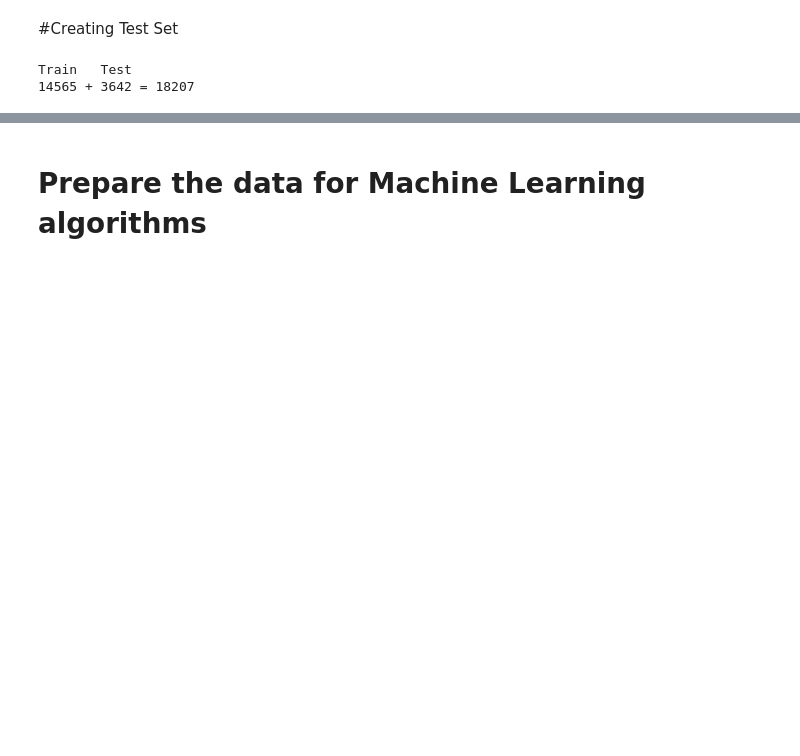
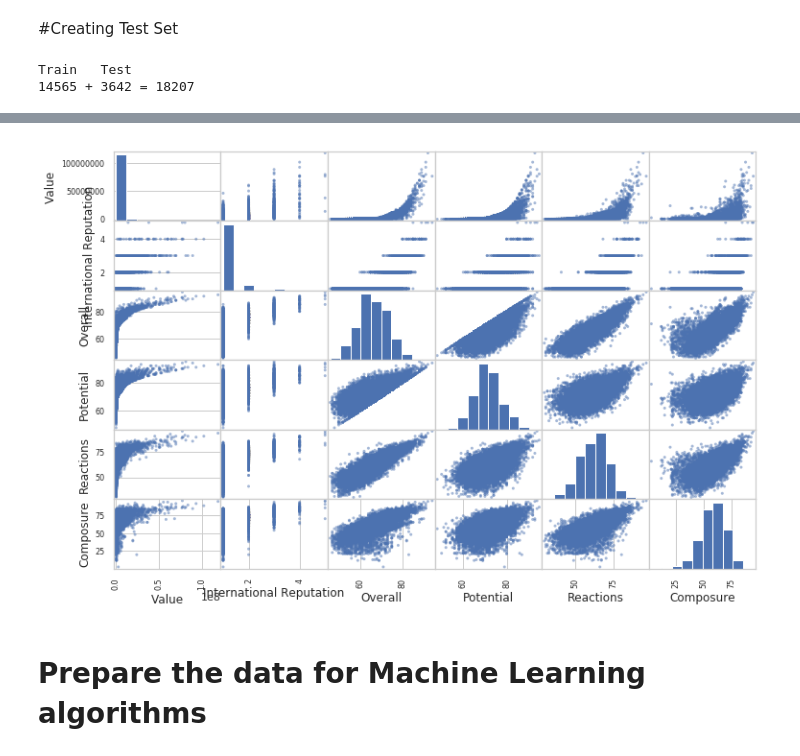
Before and after one commit to ketanpandey01/FIFA-19_Regression, a Jupyter notebook: FIFA'19.ipynb, the cells around one changed output, grey strips where cells are left out. Cells and saved outputs as stored; diff of their text form; code cells hidden in the pictures; blank space fills up the shorter version.

```diff
--- a/FIFA'19.ipynb
+++ b/FIFA'19.ipynb
@@ -189,3 +183,10 @@ Train   Test
+# %%
+attributes = ["Value", "International Reputation", "Overall",
+              "Potential", "Reactions", "Composure"]
+scatter_matrix(train_set[attributes], figsize=(12, 8))
+plt.show()
+# %% [output]
+[figure, added]
 # %% [markdown]
 # Prepare the data for Machine Learning algorithms
 # %% [markdown]
```
Also changed, not shown: parts of 15 cells of this notebook.
